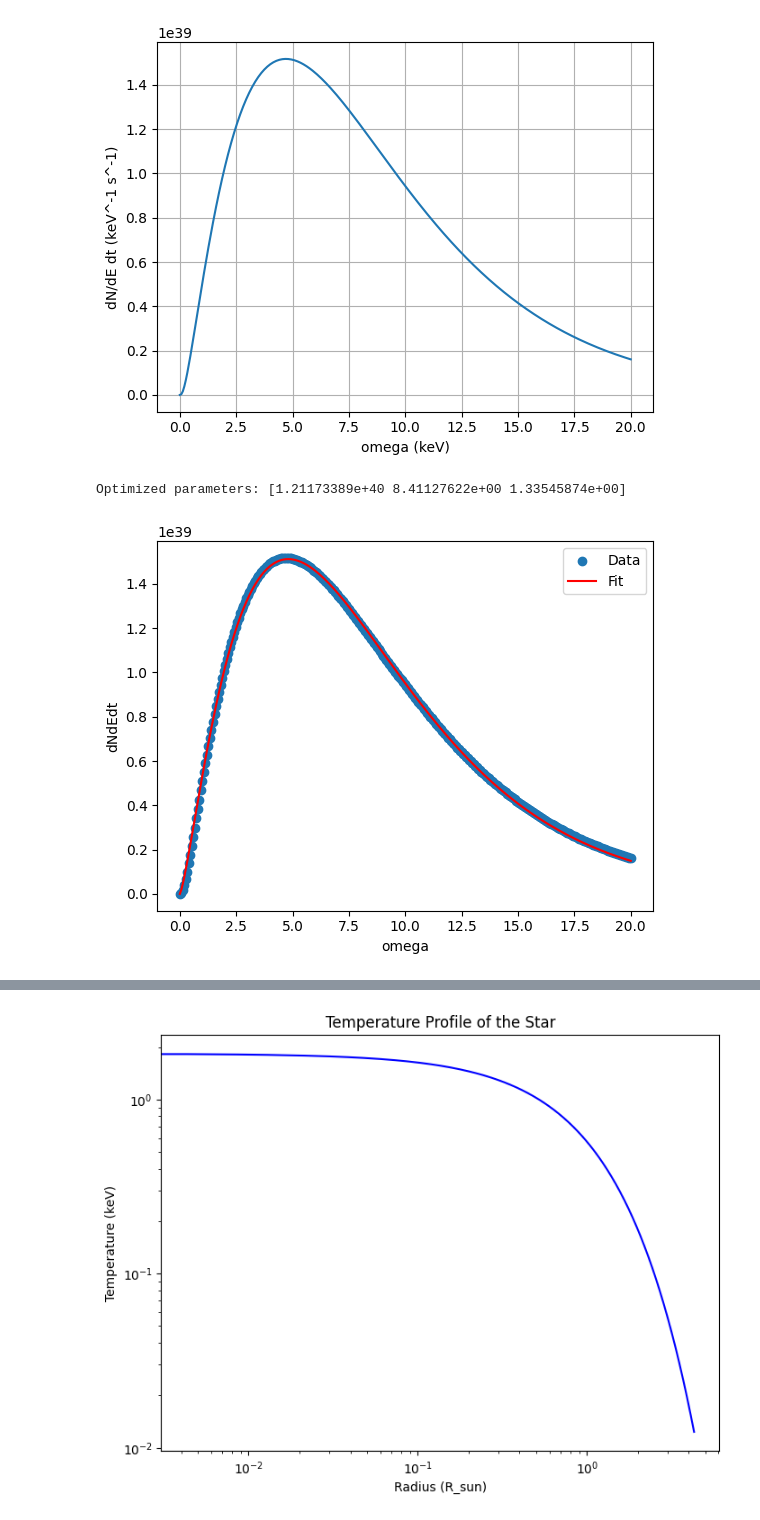
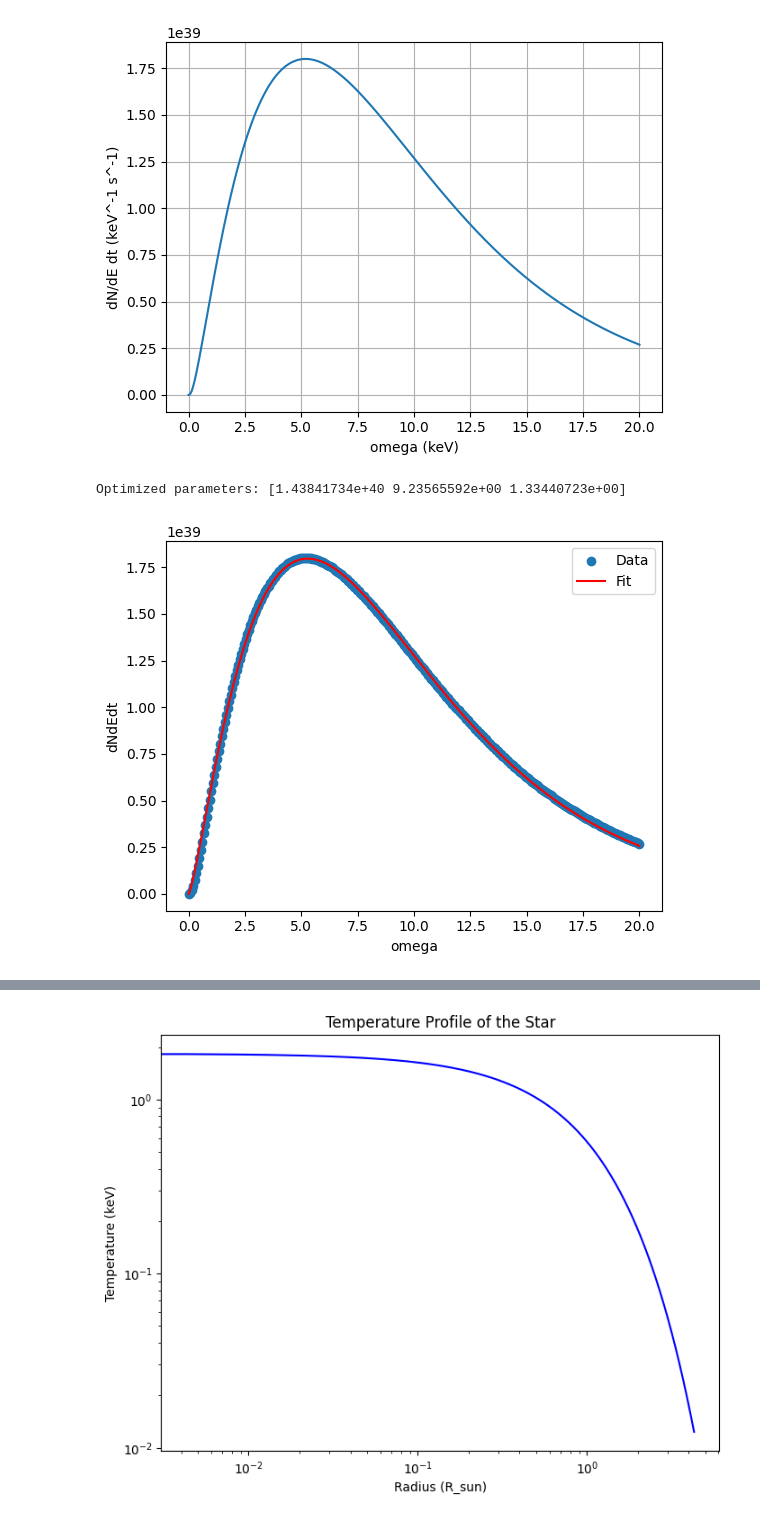
Before and after one commit to pcarenza95/MainSequence-Axion, a Jupyter notebook: AxionEmission.ipynb, the cells around one changed output, grey strips where cells are left out. Drawn from its saved outputs; the diff is of its cells as text; code cells hidden in the pictures.

```diff
--- a/AxionEmission.ipynb
+++ b/AxionEmission.ipynb
@@ -340,41 +340,41 @@ num_points = 300
 omega_values = np.linspace(ma, omega_max, num_points) #keV
 
 # Calculate dNdEdt for each omega value
-dNdEdt_values = np.array([dNdEdt(gag, M, omg, ma, options = options) for omg in omega_values])
+dNdEdt_values = np.array([dNdEdt(gag, M, omg, ma) for omg in omega_values])
 
 # Plot the function
 plt.plot(omega_values, dNdEdt_values)
 plt.xlabel('omega (keV)')
 plt.ylabel('dN/dE dt (keV^-1 s^-1)')
 plt.grid(True)
 plt.show()
 
 # Define your functional form
 def your_function(omega, *params):
     # Your functional form here
     # Example:
     return params[0] * ((omega/params[1])**params[2]) * np.exp(-(1+params[2]) * (omega/params[1]))
 
 # Perform the fit
 params_guess = [1.e+39, 10, 2]  # Initial guess for parameters
 params_opt, params_cov = curve_fit(your_function, omega_values, dNdEdt_values, p0=params_guess)
 
 # params_opt contains optimized parameters
 # params_cov contains covariance matrix
 
 # Print the optimized parameters
 print("Optimized parameters:", params_opt)
 
 plt.scatter(omega_values, dNdEdt_values, label='Data')
 plt.plot(omega_values, your_function(omega_values, *params_opt), color='red', label='Fit')
 plt.xlabel('omega')
 plt.ylabel('dNdEdt')
 plt.legend()
 plt.show()
 # %% [output]
-[figure, old version]
+[figure, new version]
-Optimized parameters: [1.21173389e+40 8.41127622e+00 1.33545874e+00]
+Optimized parameters: [1.43841734e+40 9.23565592e+00 1.33440723e+00]
-[figure, old version]
+[figure, new version]
 # %%
 # Given parameters
 gag = 1.e-12 #GeV^-1
```
Also changed, not shown: parts of 9 cells of this notebook.
